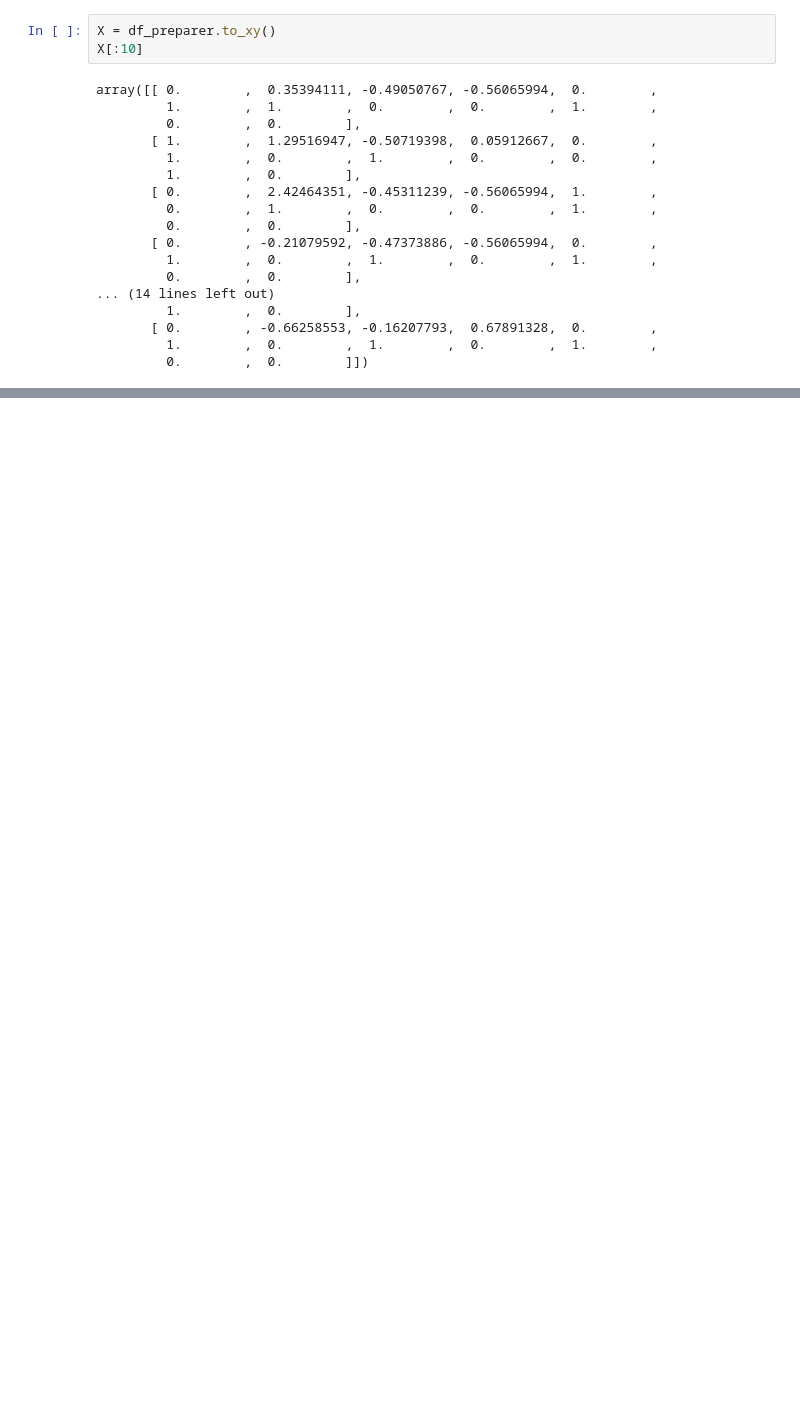
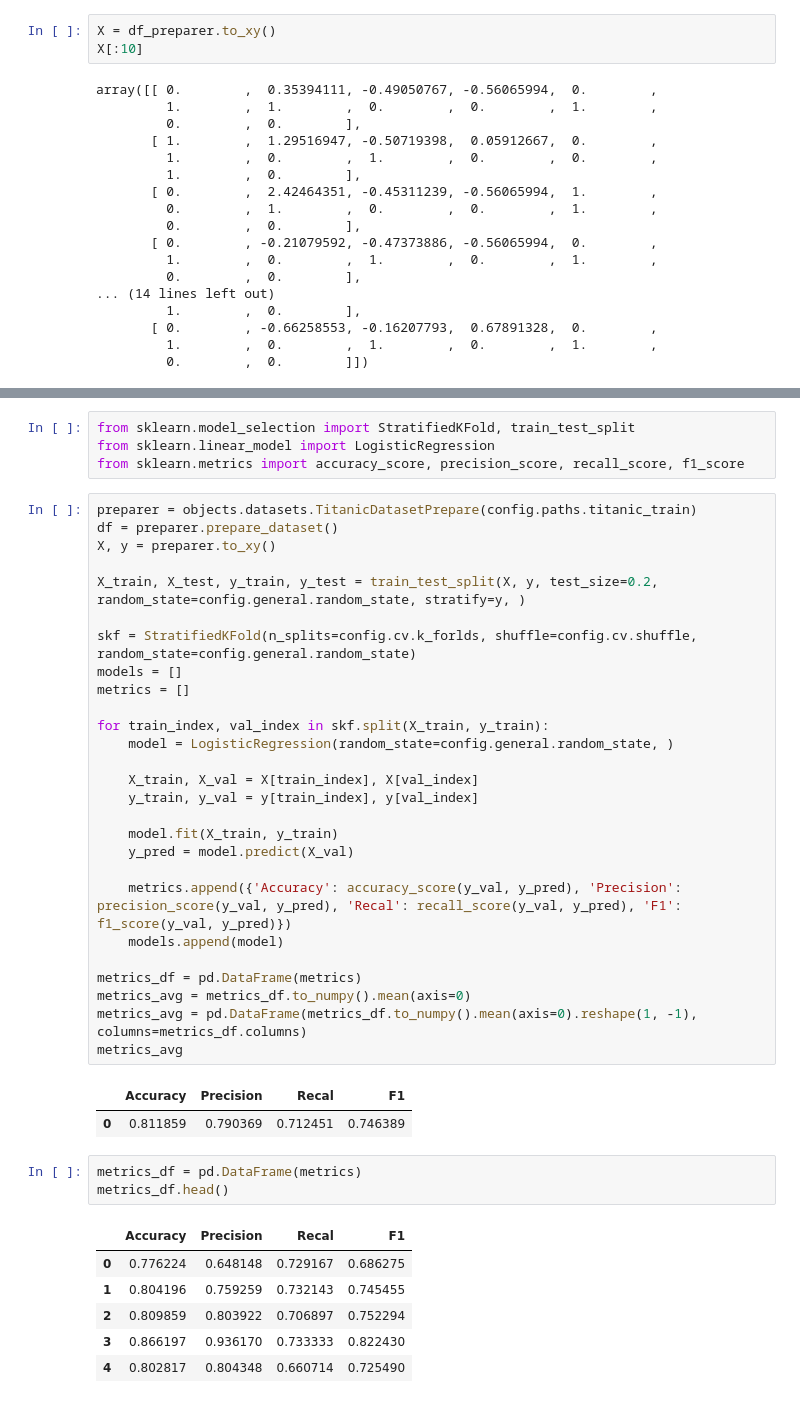
Before and after one commit to pedrobirq/extreme_ml_learning_final_project, a Jupyter notebook: draft.ipynb, the cells around one changed output, grey strips where cells are left out. Drawn from its saved outputs; the diff is of its cells as text; blank space fills up the shorter version.

```diff
--- a/draft.ipynb
+++ b/draft.ipynb
@@ -343,0 +405,44 @@ array([[ 0.        ,  0.35394111, -0.49050767, -0.56065994,  0.        ,
+# %%
+from sklearn.model_selection import StratifiedKFold, train_test_split
+from sklearn.linear_model import LogisticRegression
+from sklearn.metrics import accuracy_score, precision_score, recall_score, f1_score
+# %%
+preparer = objects.datasets.TitanicDatasetPrepare(config.paths.titanic_train)
+df = preparer.prepare_dataset()
+X, y = preparer.to_xy()
+
+X_train, X_test, y_train, y_test = train_test_split(X, y, test_size=0.2, random_state=config.general.random_state, stratify=y, )
+
+skf = StratifiedKFold(n_splits=config.cv.k_forlds, shuffle=config.cv.shuffle, random_state=config.general.random_state)
+models = []
+metrics = []
+
+for train_index, val_index in skf.split(X_train, y_train):
+    model = LogisticRegression(random_state=config.general.random_state, )
+
+    X_train, X_val = X[train_index], X[val_index]
+    y_train, y_val = y[train_index], y[val_index]
+
+    model.fit(X_train, y_train)
+    y_pred = model.predict(X_val)
+
+    metrics.append({'Accuracy': accuracy_score(y_val, y_pred), 'Precision': precision_score(y_val, y_pred), 'Recal': recall_score(y_val, y_pred), 'F1': f1_score(y_val, y_pred)})
+    models.append(model)
+
+metrics_df = pd.DataFrame(metrics)
+metrics_avg = metrics_df.to_numpy().mean(axis=0)
+metrics_avg = pd.DataFrame(metrics_df.to_numpy().mean(axis=0).reshape(1, -1), columns=metrics_df.columns)
+metrics_avg
+# %% [output]
+|  | Accuracy | Precision | Recal | F1 |
+| 0 | 0.811859 | 0.790369 | 0.712451 | 0.746389 |
+# %%
+metrics_df = pd.DataFrame(metrics)
+metrics_df.head()
+# %% [output]
+|  | Accuracy | Precision | Recal | F1 |
+| 0 | 0.776224 | 0.648148 | 0.729167 | 0.686275 |
+| 1 | 0.804196 | 0.759259 | 0.732143 | 0.745455 |
+| 2 | 0.809859 | 0.803922 | 0.706897 | 0.752294 |
+| 3 | 0.866197 | 0.936170 | 0.733333 | 0.822430 |
+| 4 | 0.802817 | 0.804348 | 0.660714 | 0.725490 |
```
Also changed, not shown: parts of 6 cells of this notebook, 3 other files.
